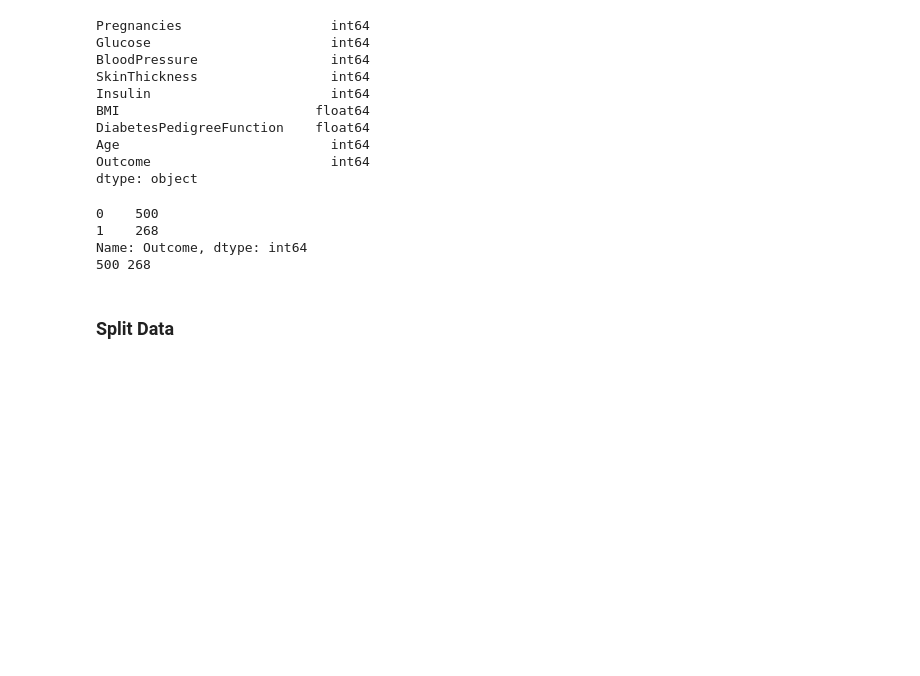
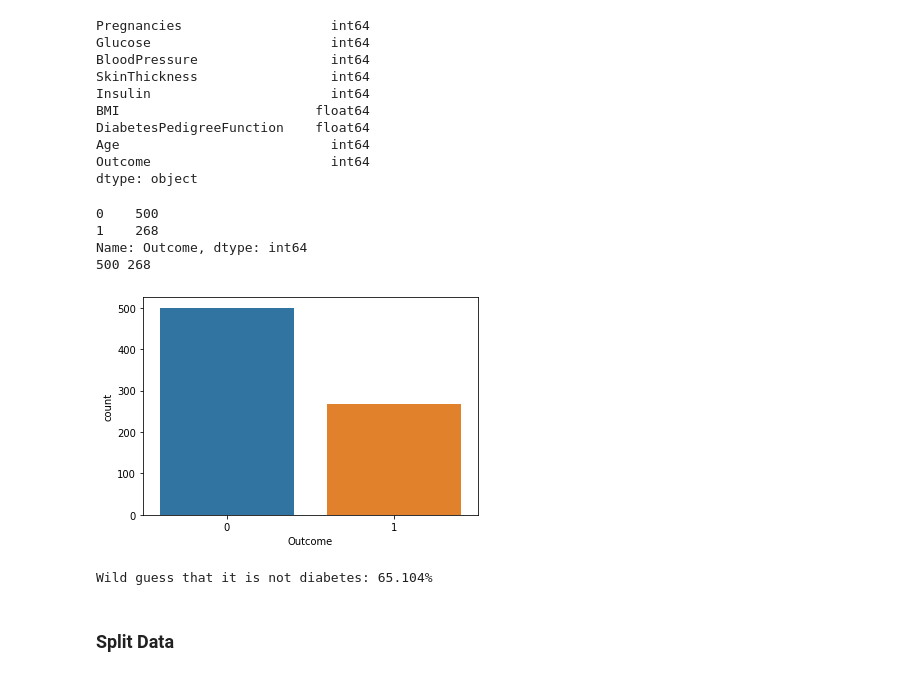
Before and after one commit to HannaMeinikheim/CS-334, a Jupyter notebook: HW6-Implement a Decision Tree.ipynb, the cells around one changed output. Saved outputs shown, nothing was run; the diff lists cells and outputs as text; code cells hidden in the pictures; blank space fills up the shorter version.

```diff
--- a/HW6-Implement a Decision Tree.ipynb
+++ b/HW6-Implement a Decision Tree.ipynb
@@ -86,15 +86,24 @@ dtype: object
 # %%
 # Checking the
 print(df.Outcome.value_counts())
 a=df.Outcome.value_counts()[0]
 b=df.Outcome.value_counts()[1]
 arr = [a,b]
 print(arr[0], arr[1])
+ax = sns.countplot(x="Outcome", data=df)
 # %% [output]
 0    500
 1    268
 Name: Outcome, dtype: int64
 500 268
+[figure, added]
+# %%
+# if you only guess not diabetes (0) the probability of correctly guessing not diabetes (0) is high
+prob = (df['Outcome'].value_counts()[0]/(df['Outcome'].value_counts()[0]+df['Outcome'].value_counts()[1]))
+print("Wild guess that it is not diabetes: %.3f%%" % (prob*100))
+# print('Mean Accuracy: %.3f%%' % (sum(scores)/float(len(scores))))
+# %% [output]
+Wild guess that it is not diabetes: 65.104%
 # %% [markdown]
 ### Split Data
 # %%
```
Also changed, not shown: parts of 22 cells of this notebook.
